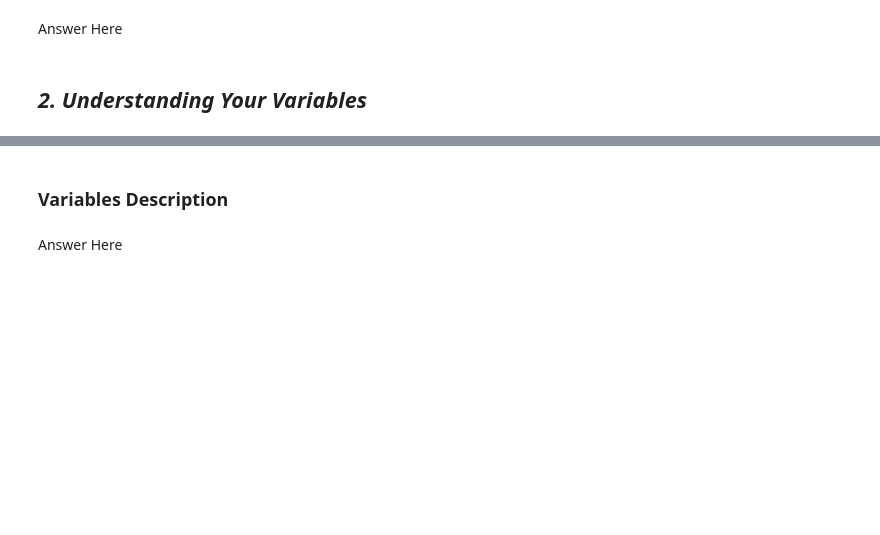
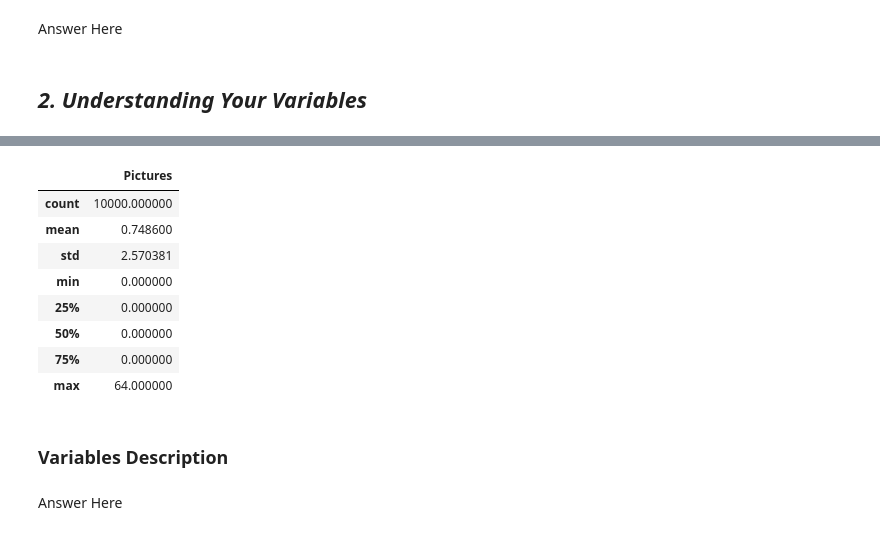
Before and after one commit to Asif-Ansari-bbl/Zomato-Resturent-Clustering-and-Sentiment-Analysis, a Jupyter notebook: Zomato_resturent_Clustering_and_Sentiment_Analysis.ipynb, the cells around one changed output, grey strips where cells are left out. Drawn from its saved outputs; the diff is of its cells as text; code cells hidden in the pictures; blank space fills up the shorter version.

```diff
--- a/Zomato_resturent_Clustering_and_Sentiment_Analysis.ipynb
+++ b/Zomato_resturent_Clustering_and_Sentiment_Analysis.ipynb
@@ -260,3 +251,16 @@ resturent_df.describe()
+# %%
+# Dataset Describe
+review_df.describe()
+# %% [output]
+|  | Pictures |
+| count | 10000.000000 |
+| mean | 0.748600 |
+| std | 2.570381 |
+| min | 0.000000 |
+| 25% | 0.000000 |
+| 50% | 0.000000 |
+| 75% | 0.000000 |
+| max | 64.000000 |
 # %% [markdown]
 ### Variables Description
 # %% [markdown]
```
Also changed, not shown: parts of 13 cells of this notebook.
